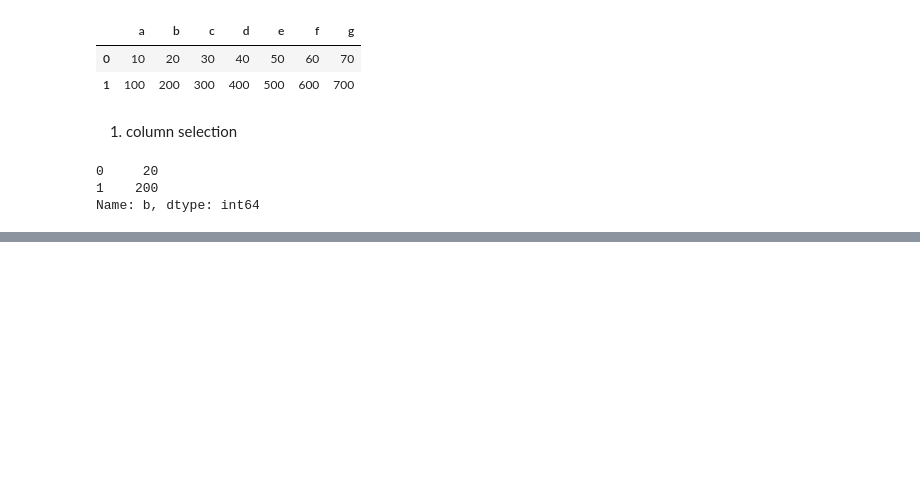
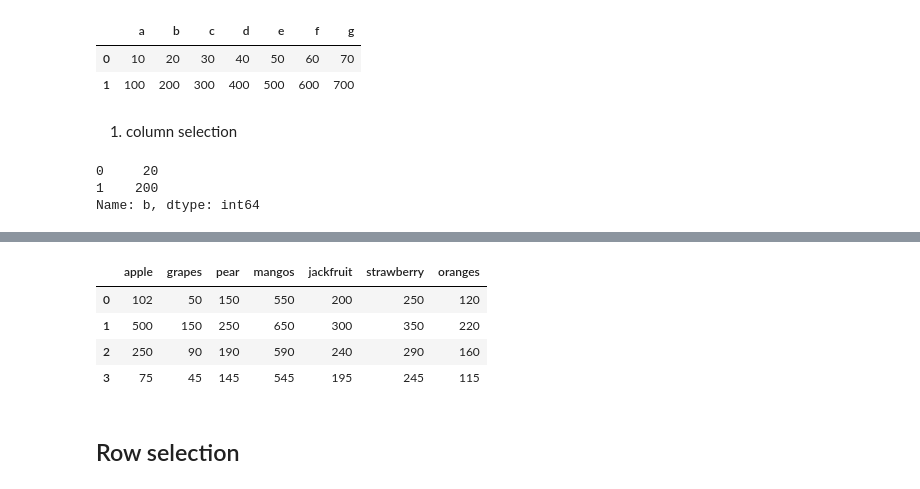
Before and after one commit to mihirh19/Python, a Jupyter notebook: DataScience_ML/3.Pandas.ipynb, the cells around one changed output, grey strips where cells are left out. Cells and saved outputs as stored; diff of their text form; code cells hidden in the pictures; blank space fills up the shorter version.

```diff
--- a/DataScience_ML/3.Pandas.ipynb
+++ b/DataScience_ML/3.Pandas.ipynb
@@ -415,0 +464,3 @@ Name: b, dtype: int64
+# %%
+data = {'apple': [102, 500, 250, 75], "grapes": [50, 150, 90, 45]}
+df = pd.DataFrame(data)
@@ -415,0 +483,2 @@ Name: b, dtype: int64
+# %%
+df['bananas'] = df['grapes'] + 50
@@ -415,0 +493,2 @@ Name: b, dtype: int64
+# %%
+df.drop('bananas', axis=1, inplace=True)
@@ -415,0 +503,16 @@ Name: b, dtype: int64
+# %%
+df['pear'] = df['grapes'] + 100
+df['mangos'] = df['grapes'] + 500
+df['jackfruit'] = df['grapes'] + 150
+df['strawberry'] = df['grapes'] + 200
+df['oranges'] = df['grapes'] + 70
+# %%
+df
+# %% [output]
+|  | apple | grapes | pear | mangos | jackfruit | strawberry | oranges |
+| 0 | 102 | 50 | 150 | 550 | 200 | 250 | 120 |
+| 1 | 500 | 150 | 250 | 650 | 300 | 350 | 220 |
+| 2 | 250 | 90 | 190 | 590 | 240 | 290 | 160 |
+| 3 | 75 | 45 | 145 | 545 | 195 | 245 | 115 |
+# %% [markdown]
+## Row selection
```
Also changed, not shown: parts of 40 cells of this notebook.
